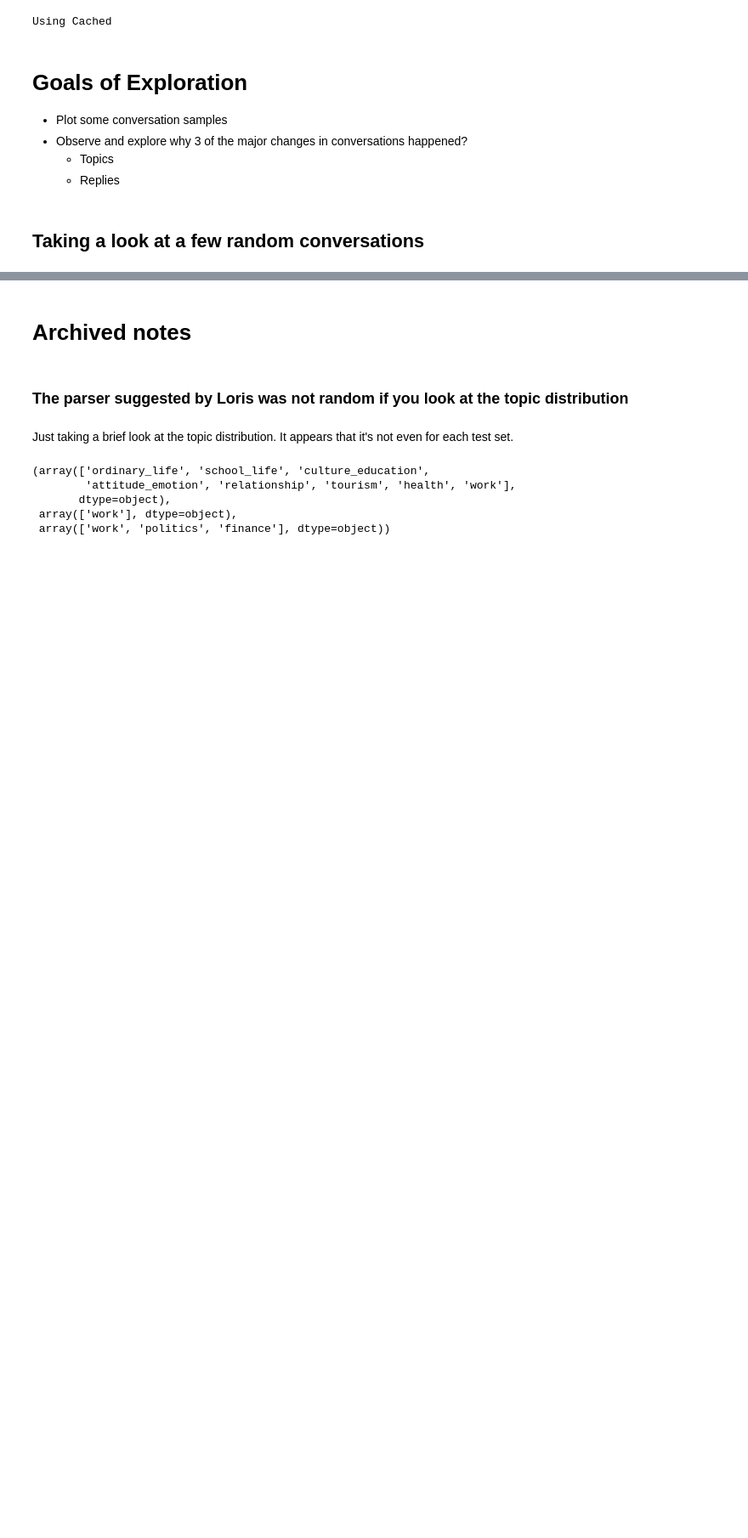
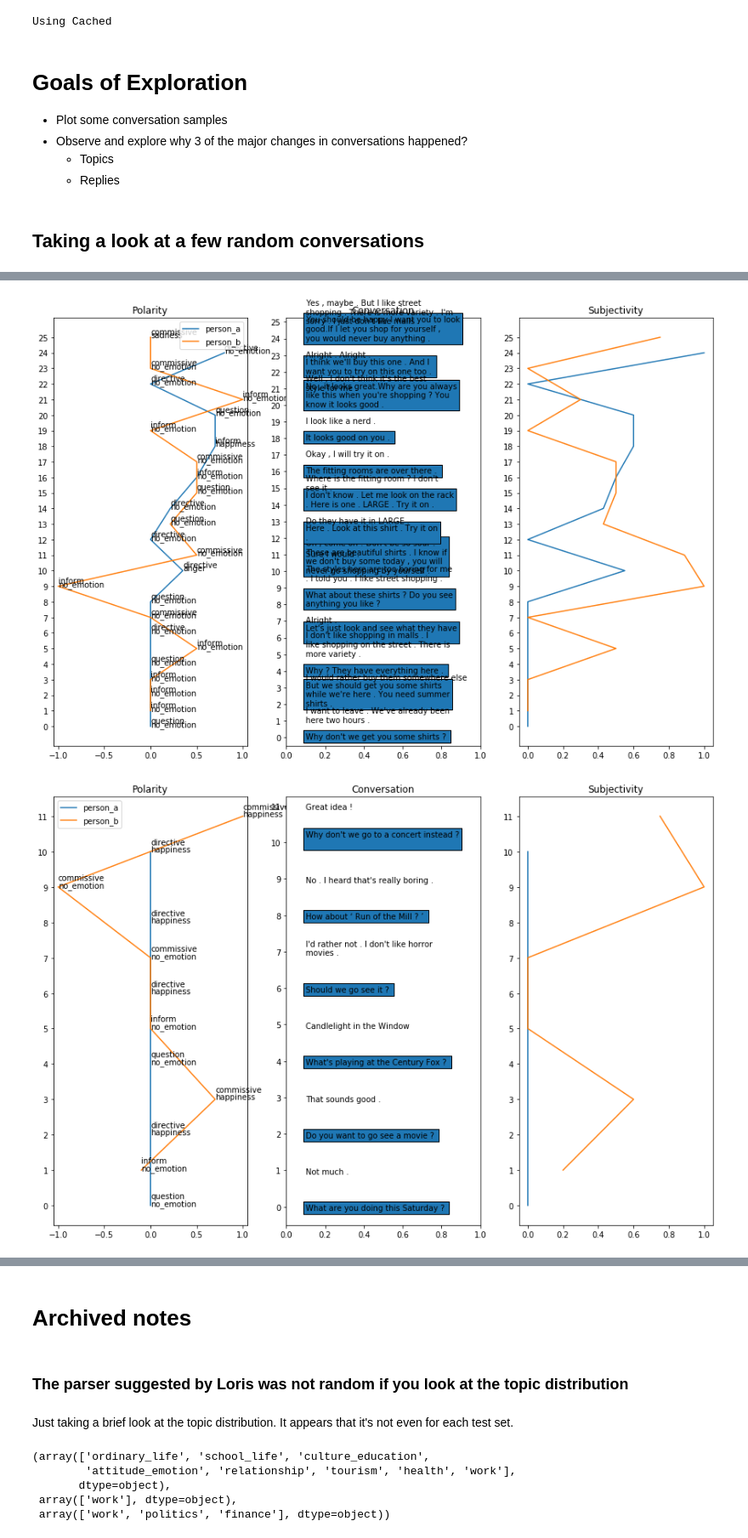
Before and after one commit to Ryanglambert/daily_dialogue, a Jupyter notebook: EDA.ipynb, the cells around one changed output, grey strips where cells are left out. Shown at 85% size. Saved outputs shown, nothing was run; the diff lists cells and outputs as text; code cells hidden in the pictures; blank space fills up the shorter version.

Commit message:
looking at influence of heard acts and emotions on polarity

```diff
--- a/EDA.ipynb
+++ b/EDA.ipynb
@@ -76,0 +52,30 @@ train
+# %%
+train = pd.concat([train, pd.get_dummies(train[['heard_act', 'heard_emo']])], axis=1)
+# %%
+def get_biggest_drawdown(s):
+    "returns the largest net decrease in sentiment"
+    i = np.argmax(np.maximum.accumulate(s) - s)
+    j = np.argmax(s[:i])
+    return s[i] - s[j]
+
+
+def get_biggest_drawup(s):
+    "returns the largest net increase in sentiment"
+    i = np.argmin(np.minimum.accumulate(s) - s)
+    j = np.argmin(s[:i])
+    return s[i] - s[j]
+# %%
+# biggest_drawdown = train.groupby([train.index.get_level_values(0), 'person'])['polarity'].apply(get_biggest_drawdown)
+# train.loc[train.sort_values('biggest_drawup', axis=0, ascending=False).index.get_level_values(0)
+train['biggest_drawup'] = train.groupby([train.index.get_level_values(0), 'person'])['polarity'].transform(get_biggest_drawup)
+train['biggest_drawdown'] = train.groupby([train.index.get_level_values(0), 'person'])['polarity'].transform(get_biggest_drawdown)
+# %%
+num = 30
+
+indices = list(train.sort_values('biggest_drawup', axis=0, ascending=False).index.get_level_values(0).unique())
+biggest_drawup = train.loc[indices[:num]]
+
+indices = list(train.sort_values('biggest_drawdown', axis=0, ascending=True).index.get_level_values(0).unique())
+biggest_drawdown = train.loc[indices[:num]]
+
+plt.close()
@@ -76,0 +88,6 @@ train
+# %%
+for loc in biggest_drawup.index.get_level_values(0).unique()[:4]:
+    plot.plot_conv(biggest_drawup.loc[loc])
+# %% [output]
+[figure, added]
+[figure, added]
```
Also changed, not shown: parts of 25 cells of this notebook.
